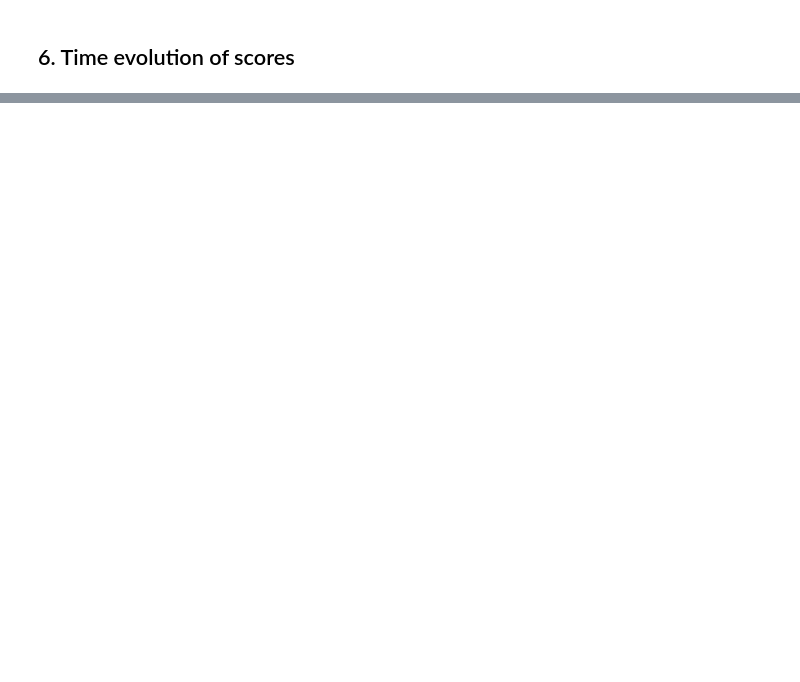
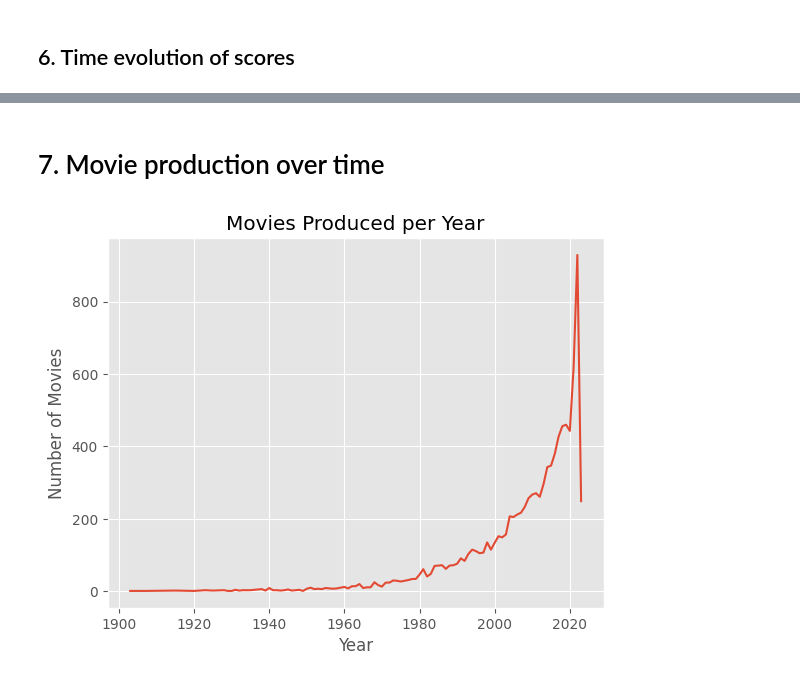
Before and after one commit to mmendizabalriano/IMDb-movie-analysis, a Jupyter notebook: notebooks/imdb-movies.ipynb, the cells around one changed output, grey strips where cells are left out. Drawn from its saved outputs; the diff is of its cells as text; code cells hidden in the pictures; blank space fills up the shorter version.

```diff
--- a/notebooks/imdb-movies.ipynb
+++ b/notebooks/imdb-movies.ipynb
@@ -74,0 +69,15 @@ dtype: int64
+# %% [markdown]
+# 7. Movie production over time
+# %%
+movies_per_year = df["year"].value_counts().sort_index()
+
+plt.figure()
+movies_per_year.plot()
+
+plt.title("Movies Produced per Year")
+plt.xlabel("Year")
+plt.ylabel("Number of Movies")
+
+plt.show()
+# %% [output]
+[figure, added]
```
Also changed, not shown: parts of 14 cells of this notebook, 2 other files.
